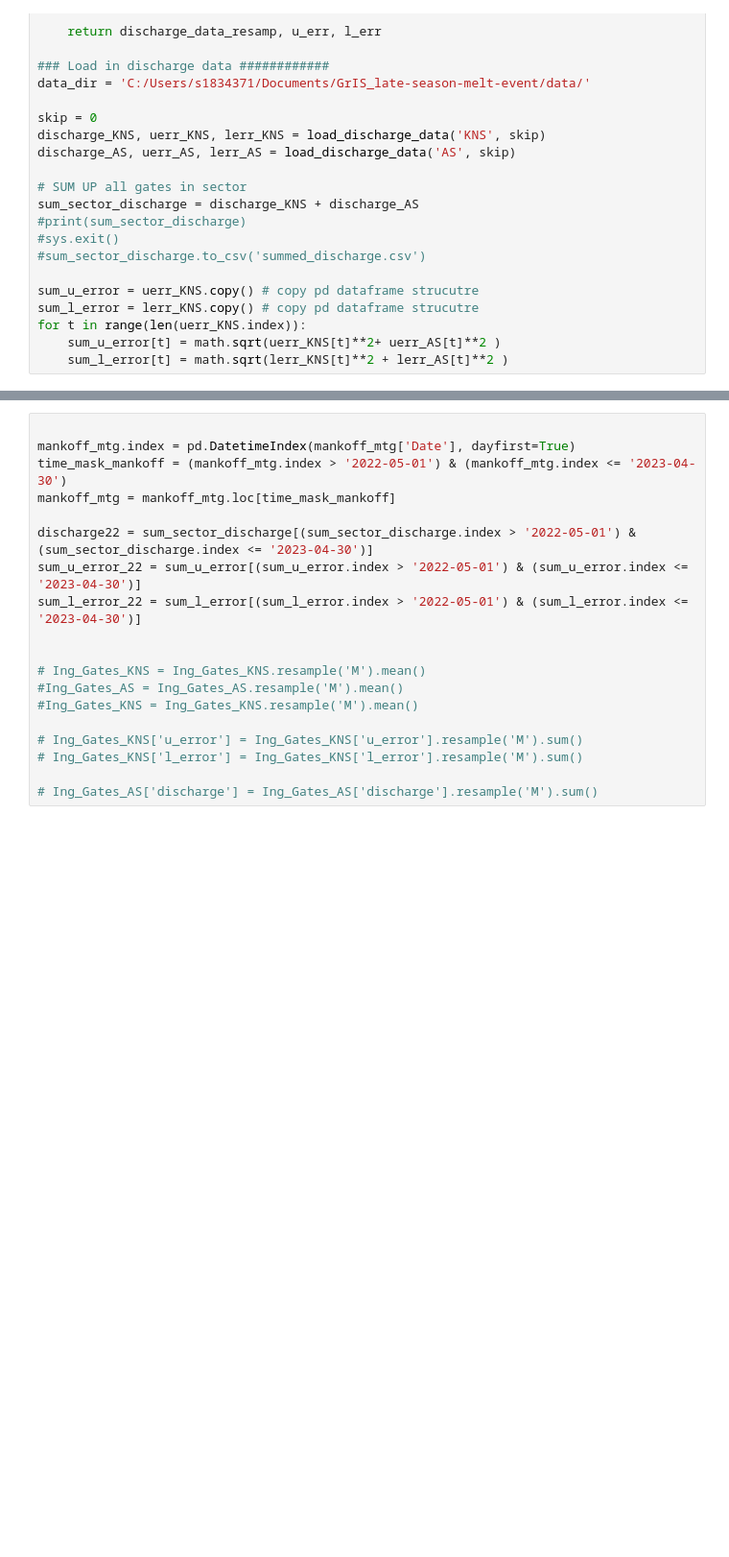
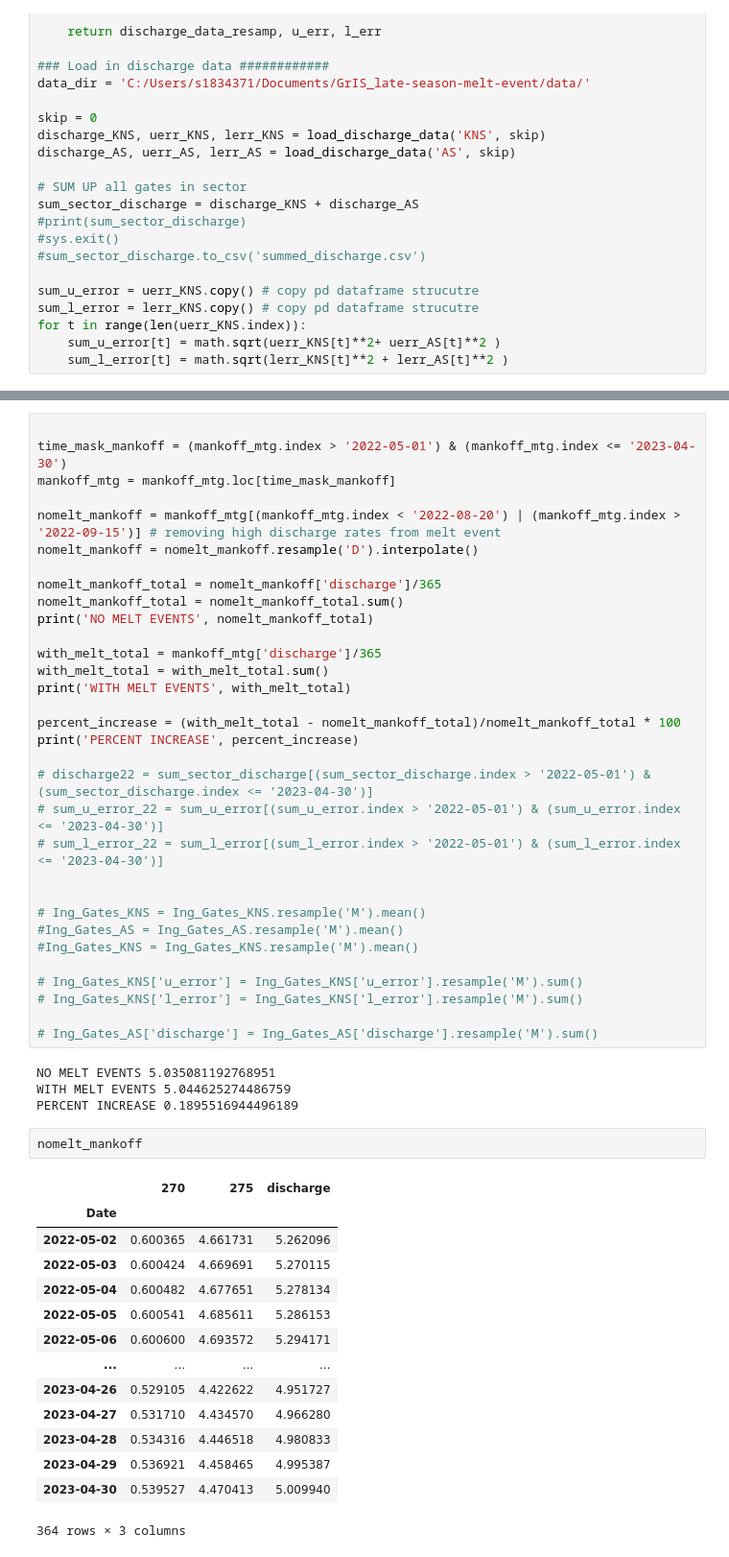
Before and after one commit to ry-ing/GrIS_late-season-melt-event, a Jupyter notebook: code/figures/mankoff_comparison.ipynb, the cells around one changed output, grey strips where cells are left out. Shown: that part at 96% size. Saved outputs shown, nothing was run; the diff lists cells and outputs as text; blank space fills up the shorter version.

```diff
--- a/code/figures/mankoff_comparison.ipynb
+++ b/code/figures/mankoff_comparison.ipynb
@@ -71,12 +77,25 @@ for t in range(len(uerr_KNS.index)):
 # %%
 
-mankoff_mtg.index = pd.DatetimeIndex(mankoff_mtg['Date'], dayfirst=True)
 time_mask_mankoff = (mankoff_mtg.index > '2022-05-01') & (mankoff_mtg.index <= '2023-04-30')
 mankoff_mtg = mankoff_mtg.loc[time_mask_mankoff]
 
-discharge22 = sum_sector_discharge[(sum_sector_discharge.index > '2022-05-01') & (sum_sector_discharge.index <= '2023-04-30')]
-sum_u_error_22 = sum_u_error[(sum_u_error.index > '2022-05-01') & (sum_u_error.index <= '2023-04-30')]
-sum_l_error_22 = sum_l_error[(sum_l_error.index > '2022-05-01') & (sum_l_error.index <= '2023-04-30')]
+nomelt_mankoff = mankoff_mtg[(mankoff_mtg.index < '2022-08-20') | (mankoff_mtg.index > '2022-09-15')] # removing high discharge rates from melt event
+nomelt_mankoff = nomelt_mankoff.resample('D').interpolate()
+
+nomelt_mankoff_total = nomelt_mankoff['discharge']/365
+nomelt_mankoff_total = nomelt_mankoff_total.sum()
+print('NO MELT EVENTS', nomelt_mankoff_total)
+
+with_melt_total = mankoff_mtg['discharge']/365
+with_melt_total = with_melt_total.sum()
+print('WITH MELT EVENTS', with_melt_total)
+
+percent_increase = (with_melt_total - nomelt_mankoff_total)/nomelt_mankoff_total * 100
+print('PERCENT INCREASE', percent_increase)
+
+# discharge22 = sum_sector_discharge[(sum_sector_discharge.index > '2022-05-01') & (sum_sector_discharge.index <= '2023-04-30')]
+# sum_u_error_22 = sum_u_error[(sum_u_error.index > '2022-05-01') & (sum_u_error.index <= '2023-04-30')]
+# sum_l_error_22 = sum_l_error[(sum_l_error.index > '2022-05-01') & (sum_l_error.index <= '2023-04-30')]
 
 
 # Ing_Gates_KNS = Ing_Gates_KNS.resample('M').mean()
@@ -87,6 +106,27 @@ sum_l_error_22 = sum_l_error[(sum_l_error.index > '2022-05-01') & (sum_l_error.i
 # Ing_Gates_KNS['l_error'] = Ing_Gates_KNS['l_error'].resample('M').sum()
 
 # Ing_Gates_AS['discharge'] = Ing_Gates_AS['discharge'].resample('M').sum()
+# %% [output]
+NO MELT EVENTS 5.035081192768951
+WITH MELT EVENTS 5.044625274486759
+PERCENT INCREASE 0.1895516944496189
+# %%
+nomelt_mankoff
+# %% [output]
+|  | 270 | 275 | discharge |
+| Date |  |  |  |
+| 2022-05-02 | 0.600365 | 4.661731 | 5.262096 |
+| 2022-05-03 | 0.600424 | 4.669691 | 5.270115 |
+| 2022-05-04 | 0.600482 | 4.677651 | 5.278134 |
+| 2022-05-05 | 0.600541 | 4.685611 | 5.286153 |
+| 2022-05-06 | 0.600600 | 4.693572 | 5.294171 |
+| ... | ... | ... | ... |
+| 2023-04-26 | 0.529105 | 4.422622 | 4.951727 |
+| 2023-04-27 | 0.531710 | 4.434570 | 4.966280 |
+| 2023-04-28 | 0.534316 | 4.446518 | 4.980833 |
+| 2023-04-29 | 0.536921 | 4.458465 | 4.995387 |
+| 2023-04-30 | 0.539527 | 4.470413 | 5.009940 |
+364 rows × 3 columns
 # %%
 plt.figure(figsize=(width,height))
 sum_mankoff_discharge = mankoff_mtg['275'] + mankoff_mtg['270']
```
Also changed, not shown: parts of 3 cells of this notebook, 1 other file.
